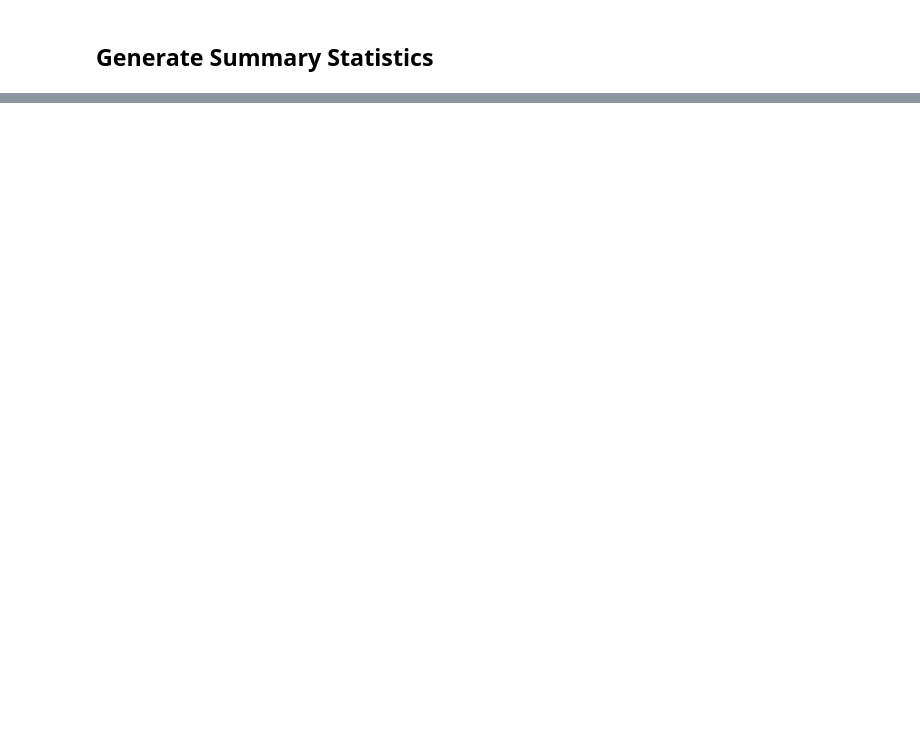
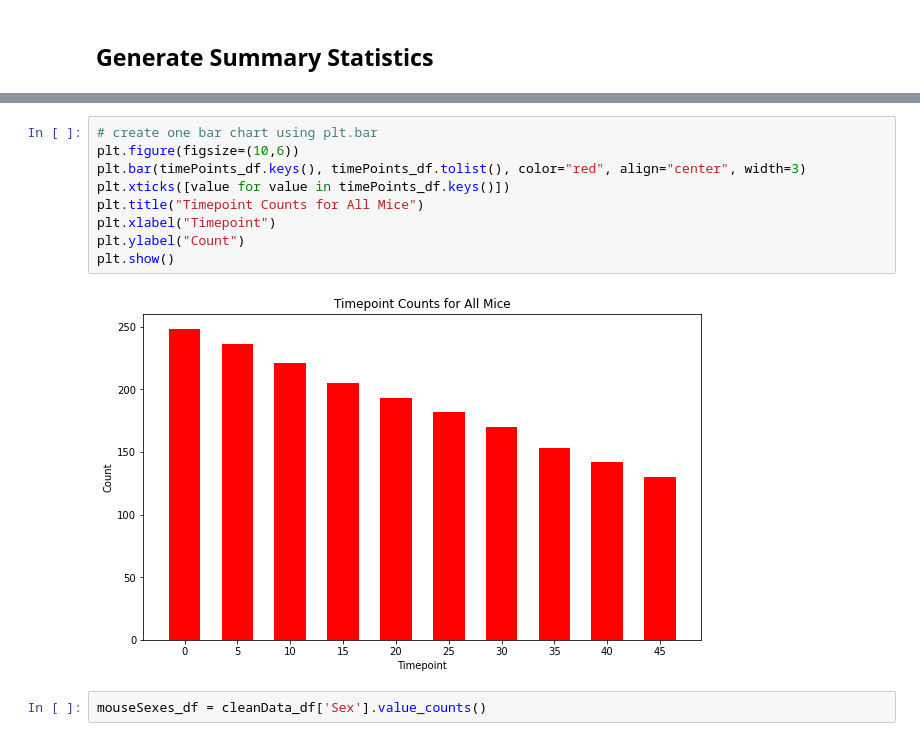
Before and after one commit to seneubauer/matplotlib-challenge, a Jupyter notebook: pymaceuticals.ipynb, the cells around one changed output, grey strips where cells are left out. Saved outputs shown, nothing was run; the diff lists cells and outputs as text; blank space fills up the shorter version.

```diff
--- a/pymaceuticals.ipynb
+++ b/pymaceuticals.ipynb
@@ -112,0 +145,13 @@ pd.concat([groupedData_mean, groupedData_median], axis=1)
+# %%
+# create one bar chart using plt.bar
+plt.figure(figsize=(10,6))
+plt.bar(timePoints_df.keys(), timePoints_df.tolist(), color="red", align="center", width=3)
+plt.xticks([value for value in timePoints_df.keys()])
+plt.title("Timepoint Counts for All Mice")
+plt.xlabel("Timepoint")
+plt.ylabel("Count")
+plt.show()
+# %% [output]
+[figure, added]
+# %%
+mouseSexes_df = cleanData_df['Sex'].value_counts()
```
Also changed, not shown: parts of 11 cells of this notebook.
